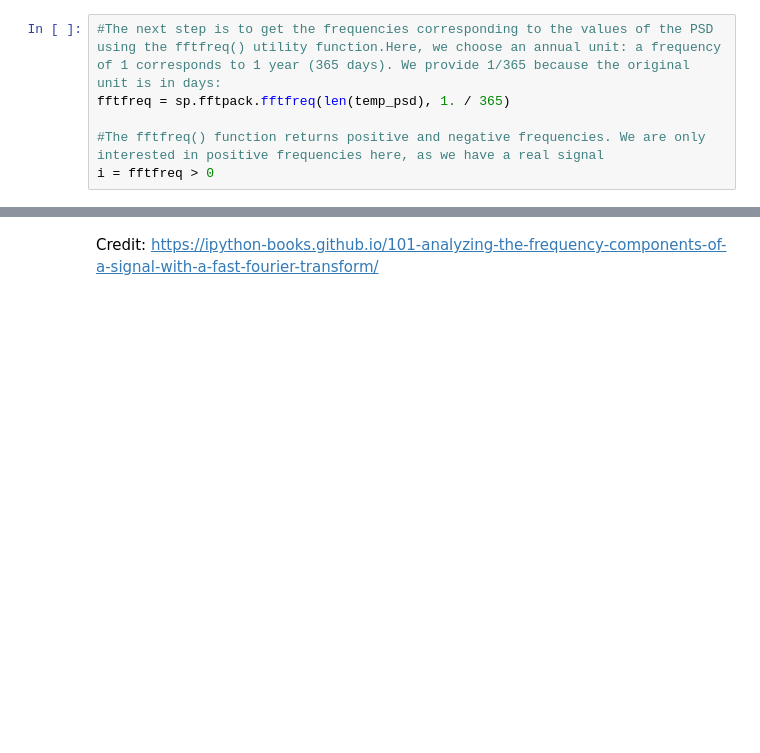
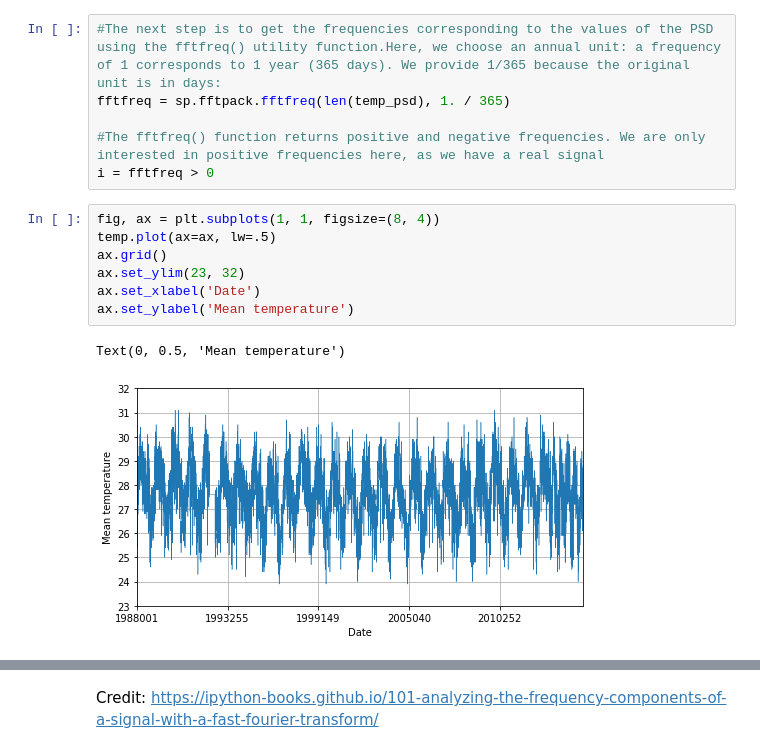
Before and after one commit to JK-Pair/Data_analysis, a Jupyter notebook: Assignment.ipynb, the cells around one changed output, grey strips where cells are left out. Saved outputs shown, nothing was run; the diff lists cells and outputs as text; blank space fills up the shorter version.

```diff
--- a/Assignment.ipynb
+++ b/Assignment.ipynb
@@ -254,6 +281,16 @@ fftfreq = sp.fftpack.fftfreq(len(temp_psd), 1. / 365)
 
 #The fftfreq() function returns positive and negative frequencies. We are only interested in positive frequencies here, as we have a real signal
 i = fftfreq > 0
+# %%
+fig, ax = plt.subplots(1, 1, figsize=(8, 4))
+temp.plot(ax=ax, lw=.5)
+ax.grid()
+ax.set_ylim(23, 32)
+ax.set_xlabel('Date')
+ax.set_ylabel('Mean temperature')
+# %% [output]
+Text(0, 0.5, 'Mean temperature')
+[figure, added]
 # %%
 fig, ax = plt.subplots(1, 1, figsize=(8, 4))
 ax.plot(fftfreq[i], 10 * np.log10(temp_psd[i]))
```
Also changed, not shown: parts of 15 cells of this notebook.
